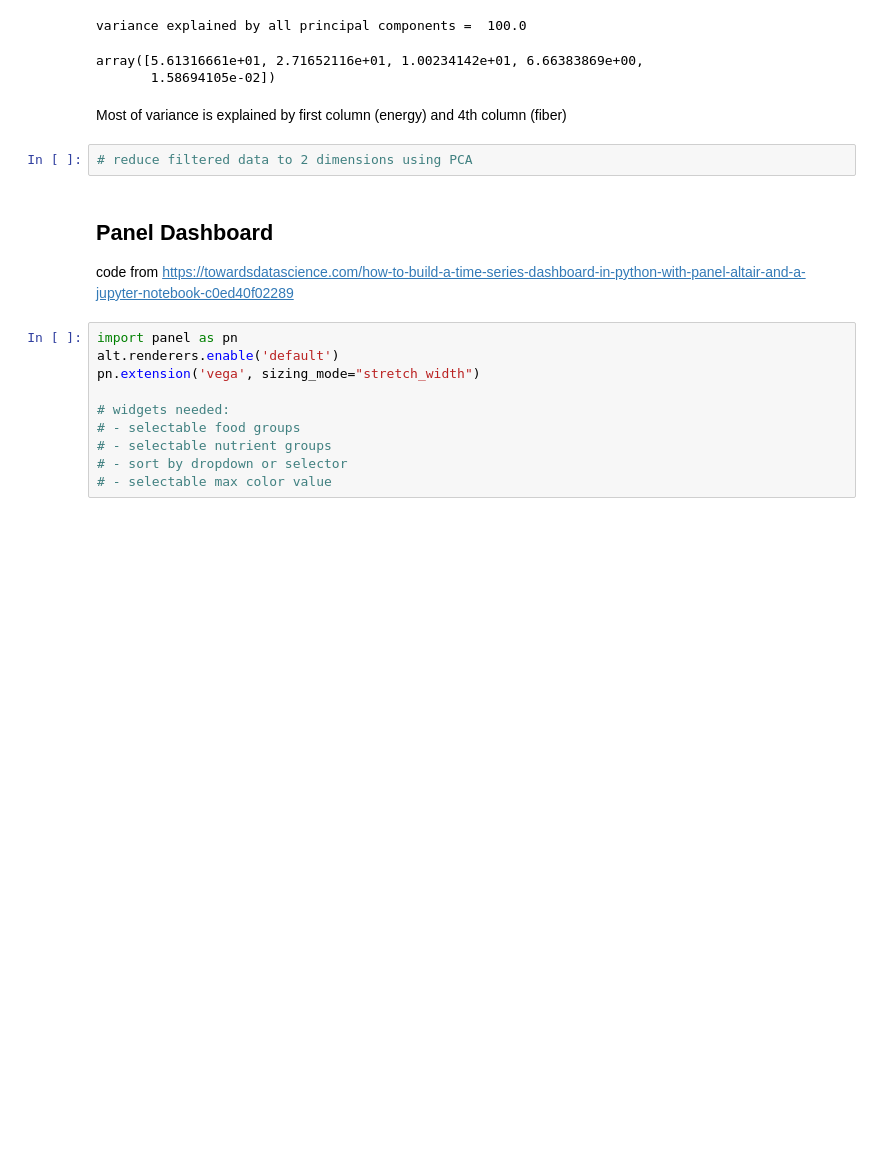
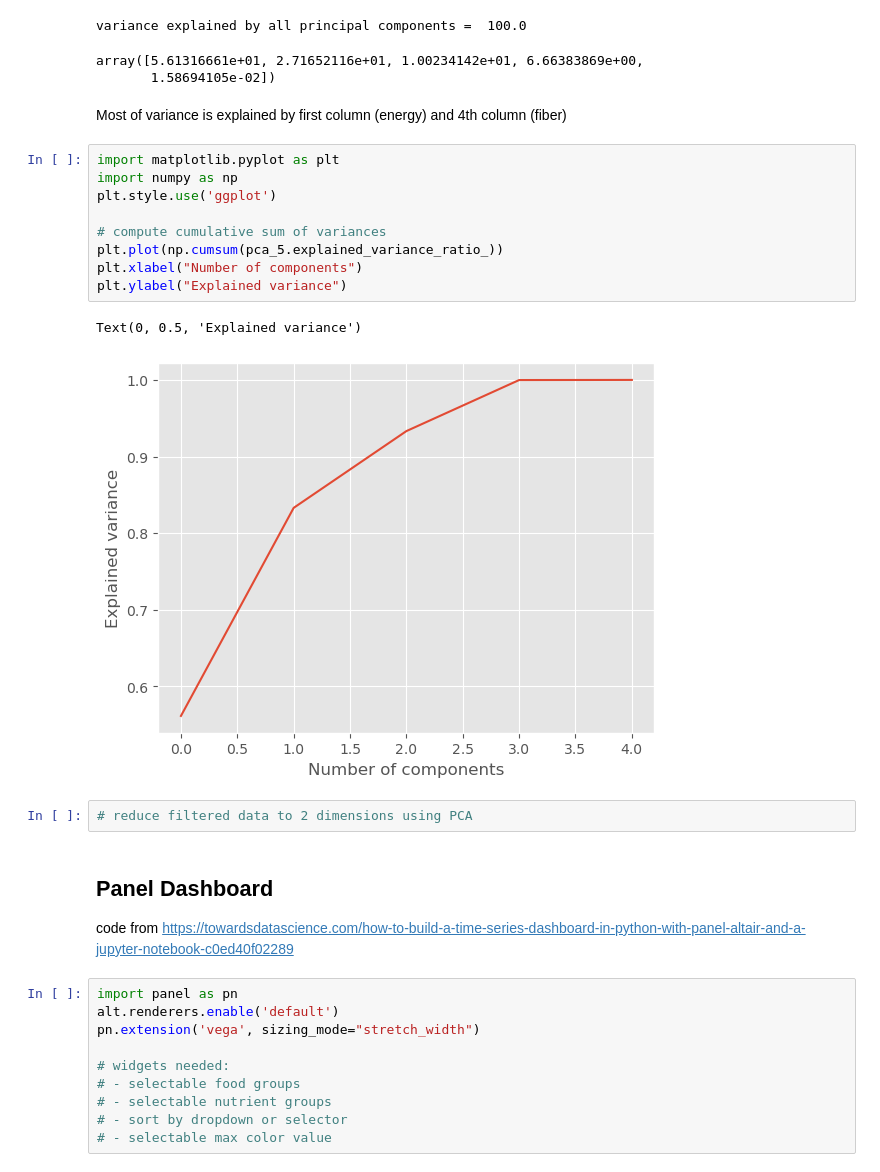
Before and after one commit to joelostblom/nutrimap, a Jupyter notebook: altair-panel-version/altair-heatmap.ipynb, the cells around one changed output. Saved outputs shown, nothing was run; the diff lists cells and outputs as text; blank space fills up the shorter version.

Commit message:
plotted number of components vs variance

```diff
--- a/altair-panel-version/altair-heatmap.ipynb
+++ b/altair-panel-version/altair-heatmap.ipynb
@@ -233,6 +233,18 @@ array([5.61316661e+01, 2.71652116e+01, 1.00234142e+01, 6.66383869e+00,
        1.58694105e-02])
 # %% [markdown]
 Most of variance is explained by first column (energy) and 4th column (fiber)
+# %%
+import matplotlib.pyplot as plt
+import numpy as np
+plt.style.use('ggplot')
+
+# compute cumulative sum of variances
+plt.plot(np.cumsum(pca_5.explained_variance_ratio_))
+plt.xlabel("Number of components")
+plt.ylabel("Explained variance")
+# %% [output]
+Text(0, 0.5, 'Explained variance')
+[figure, added]
 # %%
 # reduce filtered data to 2 dimensions using PCA
 # %% [markdown]
```
